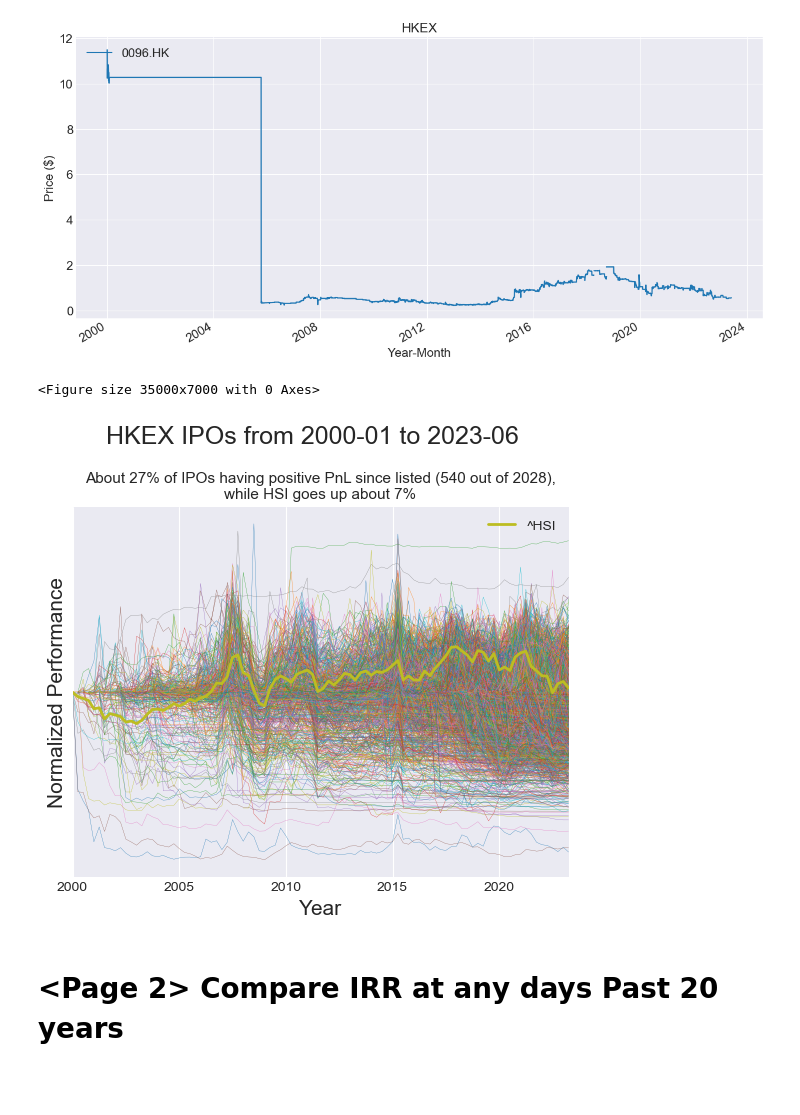
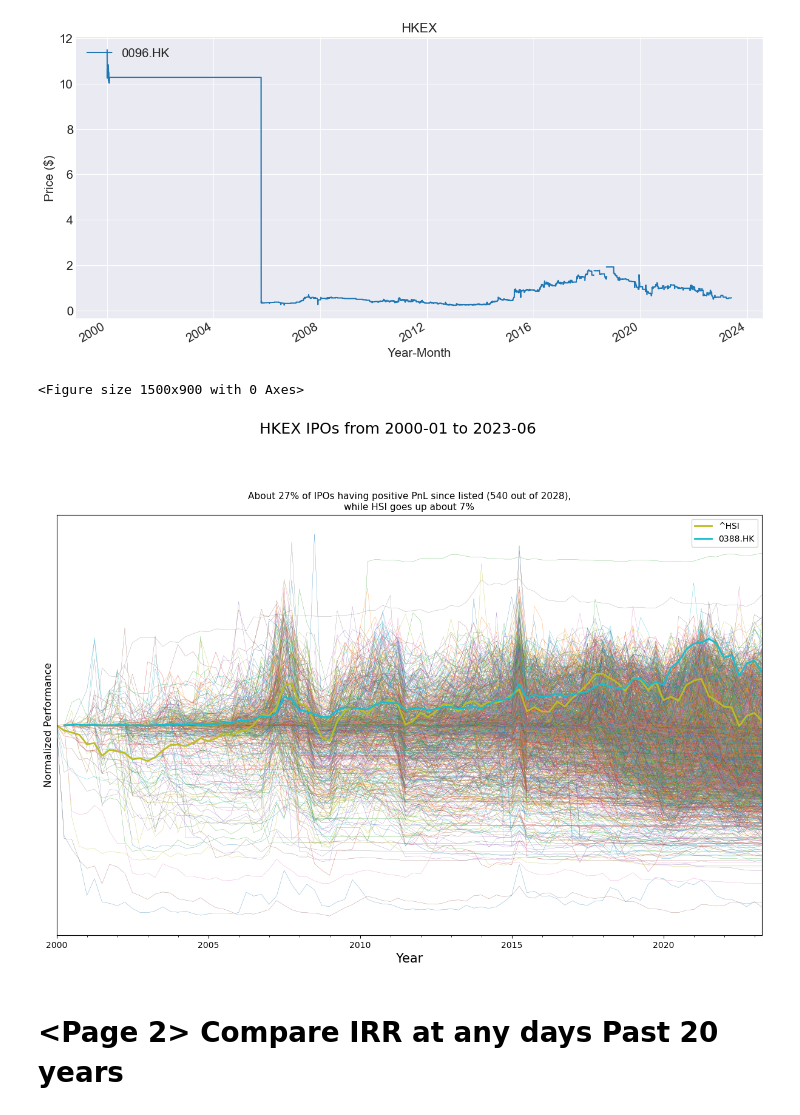
Before and after one commit to ckyma/exchatbook, a Jupyter notebook: getYahooData.ipynb, the cells around one changed output. Cells and saved outputs as stored; diff of their text form; code cells hidden in the pictures; blank space fills up the shorter version.

```diff
--- a/getYahooData.ipynb
+++ b/getYahooData.ipynb
@@ -146,6 +147,8 @@ Date
 hsi_data.to_pickle("hsi_prices.pkl")
 # %%
 hsi_data["Adj Close"].to_excel("hsi_close.xlsx")
+# %%
+hsi_data = pd.read_pickle("hsi_prices.pkl")
 # %% [markdown]
 ## P1.2 Download all IPO prices from 2000
 # %%
@@ -717,38 +735,40 @@ plt.show()
 [figure]
 # %%
 # Set the figure size
-ax = plt.figure(figsize=(350, 70))
+ax = plt.figure(figsize=(15, 9))
 
 # Plot both futures close prices
 # ax = adj_close_data_filtered.iloc[:, 1:20].plot(legend=False, lw=0.1)
 # ax = adj_close_data_filtered_weekly.iloc[:, 1:20].plot(legend=False, lw=0.5)
 # ax = adj_close_data_filtered.plot(legend=False, lw=0.1)
 # ax = adj_close_data_filtered_monthly.iloc[:, 1:20].plot(legend=False, lw=0.5)
 # ax = adj_close_data_filtered_monthly.plot(legend=False, lw=0.5)
 # ax = adj_close_data_filtered_qly.plot(legend=False, lw=0.2)
 # ax = adj_close_data_filtered_yly.plot(legend=False, lw=0.2)
 # ax = adj_close_data_filtered_yly_normal.plot(legend=False, lw=0.2)
-ax = adj_close_data_filtered_qly_normal.plot(legend=False, lw=0.2)
-ax2 = hsi_data_qly_normal.plot(legend=True, lw=2)
+ax = adj_close_data_filtered_qly_normal.plot(legend=False, lw=0.2, figsize=(15, 9))
+ax2 = hsi_data_qly_normal.plot(legend=True, lw=2, figsize=(15, 9))
+ax3 = adj_close_data_filtered_qly_normal["0388.HK"].plot(legend=True, lw=2, figsize=(15, 9))
 
 # Set the title and axis labels and sizes
 plt.suptitle('HKEX IPOs from 2000-01 to 2023-06', y=1.05, fontsize=18)
 plt.title('About 27% of IPOs having positive PnL since listed (540 out of 2028),\nwhile HSI goes up about 7%', fontsize=11)
 ax.axes.get_yaxis().set_ticks([])
 ax.set_xlabel('Year', fontsize=15)
 ax.set_ylabel('Normalized Performance', fontsize=12)
 # ax2.tick_params(axis='y', labelsize=15)
 # h1, l1 = ax.get_legend_handles_labels()
 # h2, l2 = ax2.get_legend_handles_labels()
 # ax.legend(h2, l2, loc=2, prop={'size': 15})
 # ax.set_ylim(-5,5)
 
 # Show the plot
 # plt.show()
-plt.savefig('page1.png', dpi=600)
+# plt.savefig('page1.png', dpi=600)
+plt.savefig('page1_new.png', dpi=600)
 # %% [output]
-<Figure size 35000x7000 with 0 Axes>
+<Figure size 1500x900 with 0 Axes>
-[figure, old version]
+[figure, new version]
 # %% [markdown]
 # <Page 2> Compare IRR at any days Past 20 years
 # %% [markdown]
```
Also changed, not shown: parts of 3 cells of this notebook, 1 other file.
